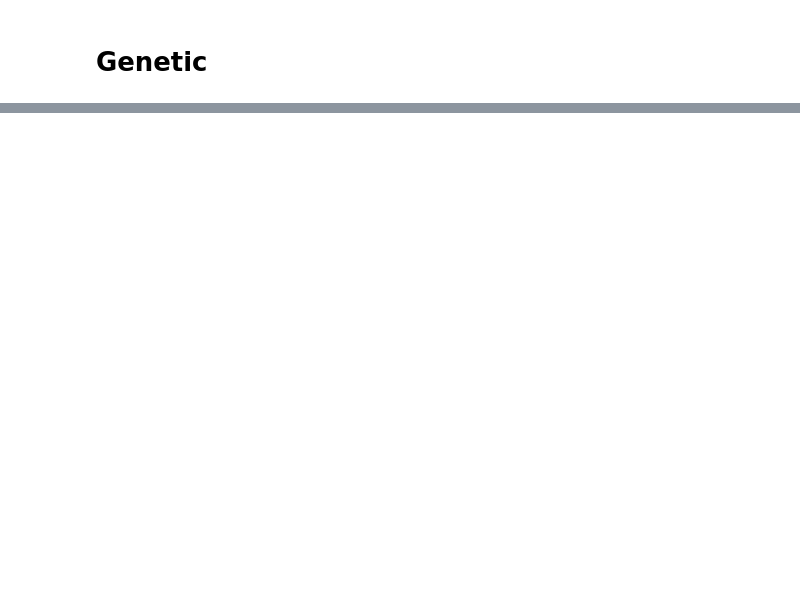
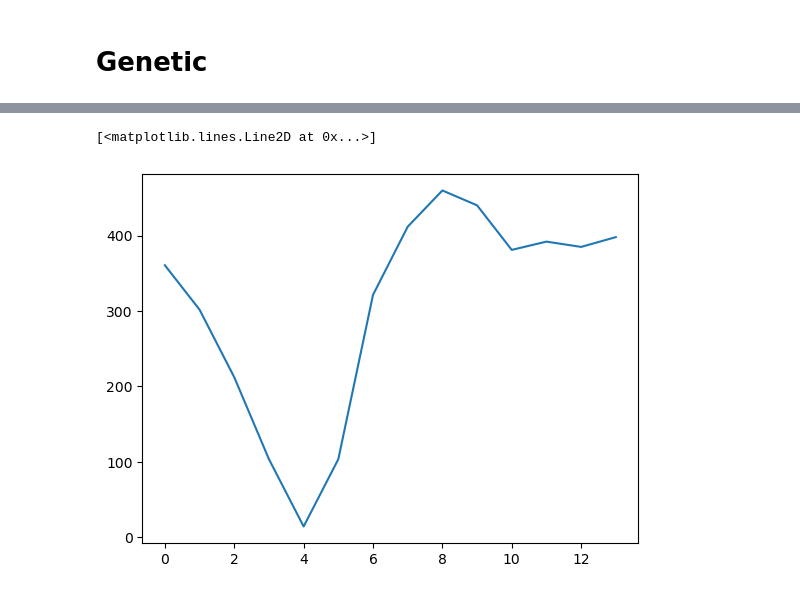
Before and after one commit to anetakahle/snake-ai, a Jupyter notebook: notebook.ipynb, the cells around one changed output, grey strips where cells are left out. Saved outputs shown, nothing was run; the diff lists cells and outputs as text; code cells hidden in the pictures; blank space fills up the shorter version.

```diff
--- a/notebook.ipynb
+++ b/notebook.ipynb
@@ -440,0 +86,5 @@ ImportError: attempted relative import with no known parent package
+# %%
+plt.plot(br.generation_steps)
+# %% [output]
+[<matplotlib.lines.Line2D at 0x...>]
+[figure, added]
```
Also changed, not shown: parts of 30 cells of this notebook, 4 other files.
